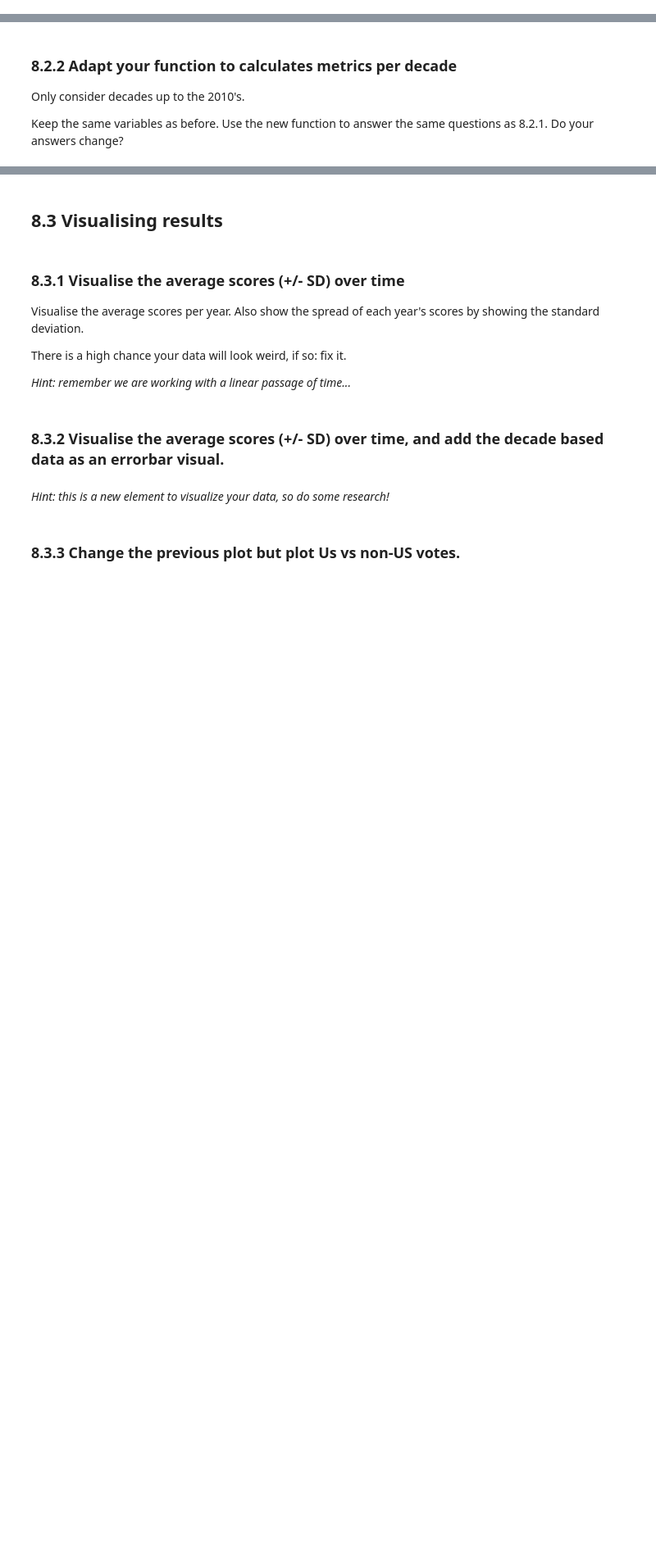
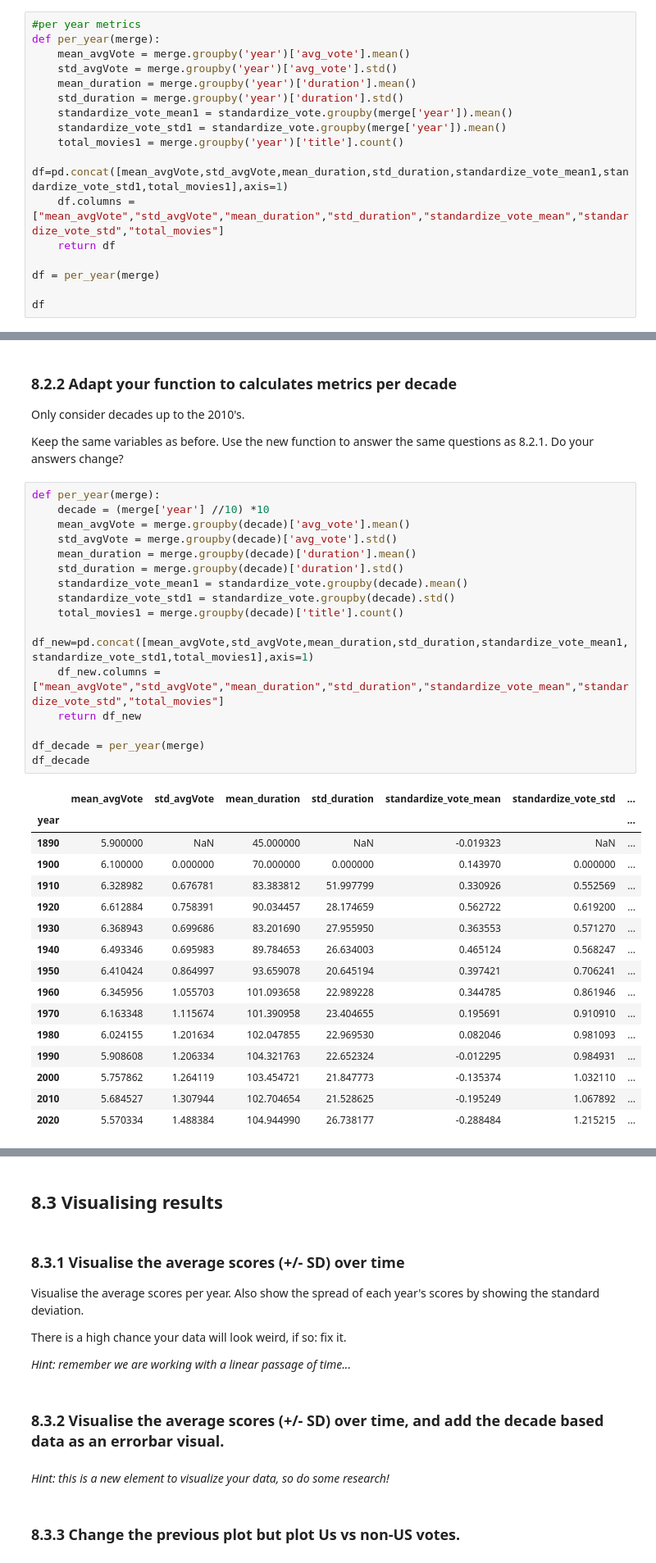
Before and after one commit to SadmanUddin/Data-analysis-and-statistics, a Jupyter notebook: Large Exercise/DPA 08 - Large exercise.ipynb, the cells around one changed output, grey strips where cells are left out. Shown at 82% size. Cells and saved outputs as stored; diff of their text form; blank space fills up the shorter version.

```diff
--- a/Large Exercise/DPA 08 - Large exercise.ipynb
+++ b/Large Exercise/DPA 08 - Large exercise.ipynb
@@ -406,0 +421,17 @@ Use this function to answer the following questions:
+# %%
+#per year metrics
+def per_year(merge):
+    mean_avgVote = merge.groupby('year')['avg_vote'].mean()
+    std_avgVote = merge.groupby('year')['avg_vote'].std()
+    mean_duration = merge.groupby('year')['duration'].mean()
+    std_duration = merge.groupby('year')['duration'].std()
+    standardize_vote_mean1 = standardize_vote.groupby(merge['year']).mean()
+    standardize_vote_std1 = standardize_vote.groupby(merge['year']).mean()
+    total_movies1 = merge.groupby('year')['title'].count()
+    df=pd.concat([mean_avgVote,std_avgVote,mean_duration,std_duration,standardize_vote_mean1,standardize_vote_std1,total_movies1],axis=1)
+    df.columns = ["mean_avgVote","std_avgVote","mean_duration","std_duration","standardize_vote_mean","standardize_vote_std","total_movies"]
+    return df
+
+df = per_year(merge)
+
+df
@@ -410,3 +466,36 @@ Use this function to answer the following questions:
 Only consider decades up to the 2010's.
 
 Keep the same variables as before. Use the new function to answer the same questions as 8.2.1. Do your answers change?
+# %%
+def per_year(merge):
+    decade = (merge['year'] //10) *10
+    mean_avgVote = merge.groupby(decade)['avg_vote'].mean()
+    std_avgVote = merge.groupby(decade)['avg_vote'].std()
+    mean_duration = merge.groupby(decade)['duration'].mean()
+    std_duration = merge.groupby(decade)['duration'].std()
+    standardize_vote_mean1 = standardize_vote.groupby(decade).mean()
+    standardize_vote_std1 = standardize_vote.groupby(decade).std()
+    total_movies1 = merge.groupby(decade)['title'].count()
+    df_new=pd.concat([mean_avgVote,std_avgVote,mean_duration,std_duration,standardize_vote_mean1,standardize_vote_std1,total_movies1],axis=1)
+    df_new.columns = ["mean_avgVote","std_avgVote","mean_duration","std_duration","standardize_vote_mean","standardize_vote_std","total_movies"]
+    return df_new
+
+df_decade = per_year(merge)
+df_decade
+# %% [output]
+|  | mean_avgVote | std_avgVote | mean_duration | std_duration | standardize_vote_mean | standardize_vote_std | ... |
+| year |  |  |  |  |  |  | ... |
+| 1890 | 5.900000 | NaN | 45.000000 | NaN | -0.019323 | NaN | ... |
+| 1900 | 6.100000 | 0.000000 | 70.000000 | 0.000000 | 0.143970 | 0.000000 | ... |
+| 1910 | 6.328982 | 0.676781 | 83.383812 | 51.997799 | 0.330926 | 0.552569 | ... |
+| 1920 | 6.612884 | 0.758391 | 90.034457 | 28.174659 | 0.562722 | 0.619200 | ... |
+| 1930 | 6.368943 | 0.699686 | 83.201690 | 27.955950 | 0.363553 | 0.571270 | ... |
+| 1940 | 6.493346 | 0.695983 | 89.784653 | 26.634003 | 0.465124 | 0.568247 | ... |
+| 1950 | 6.410424 | 0.864997 | 93.659078 | 20.645194 | 0.397421 | 0.706241 | ... |
+| 1960 | 6.345956 | 1.055703 | 101.093658 | 22.989228 | 0.344785 | 0.861946 | ... |
+| 1970 | 6.163348 | 1.115674 | 101.390958 | 23.404655 | 0.195691 | 0.910910 | ... |
+| 1980 | 6.024155 | 1.201634 | 102.047855 | 22.969530 | 0.082046 | 0.981093 | ... |
+| 1990 | 5.908608 | 1.206334 | 104.321763 | 22.652324 | -0.012295 | 0.984931 | ... |
+| 2000 | 5.757862 | 1.264119 | 103.454721 | 21.847773 | -0.135374 | 1.032110 | ... |
+| 2010 | 5.684527 | 1.307944 | 102.704654 | 21.528625 | -0.195249 | 1.067892 | ... |
+| 2020 | 5.570334 | 1.488384 | 104.944990 | 26.738177 | -0.288484 | 1.215215 | ... |
```
Also changed, not shown: parts of 4 cells of this notebook.
